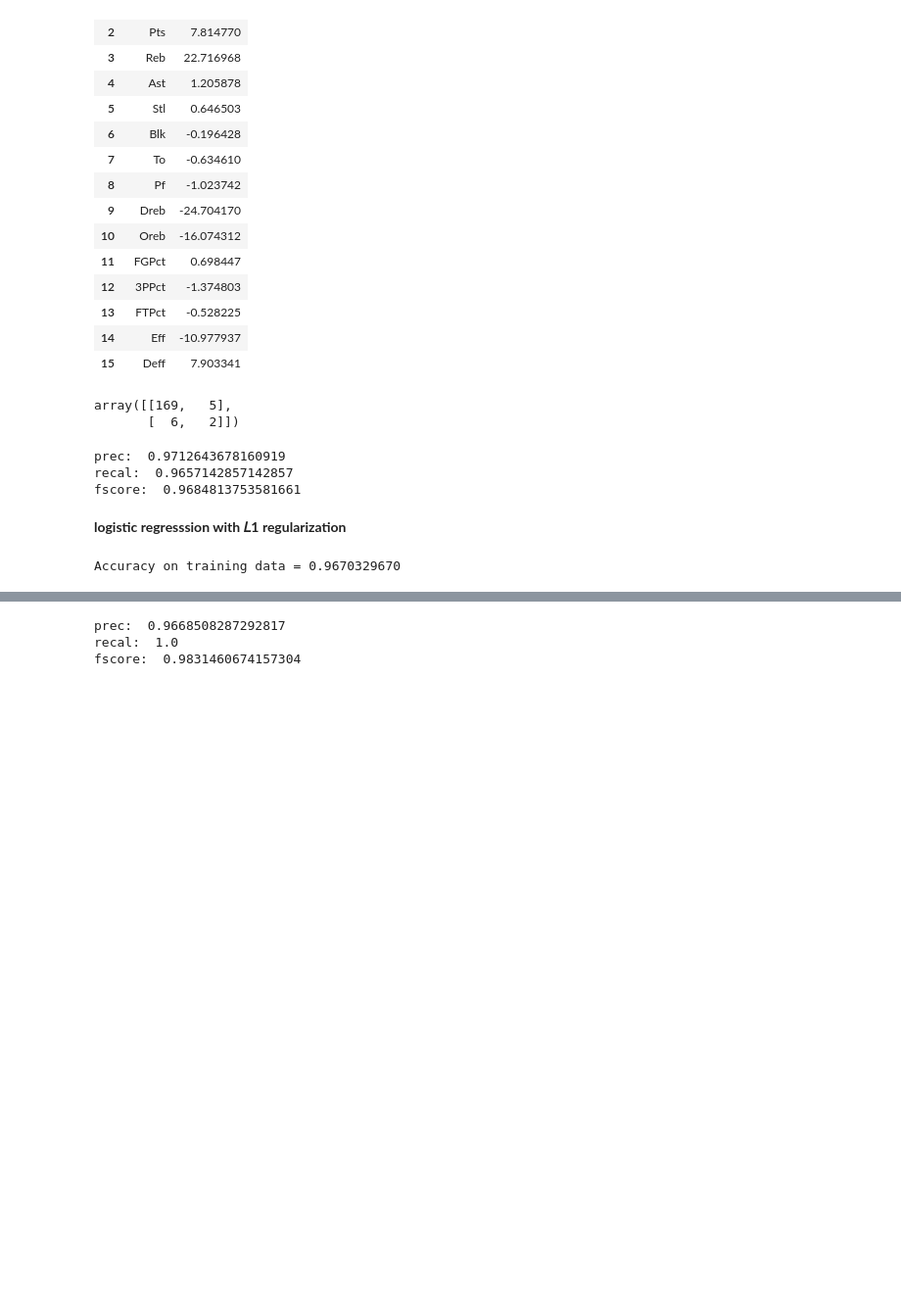
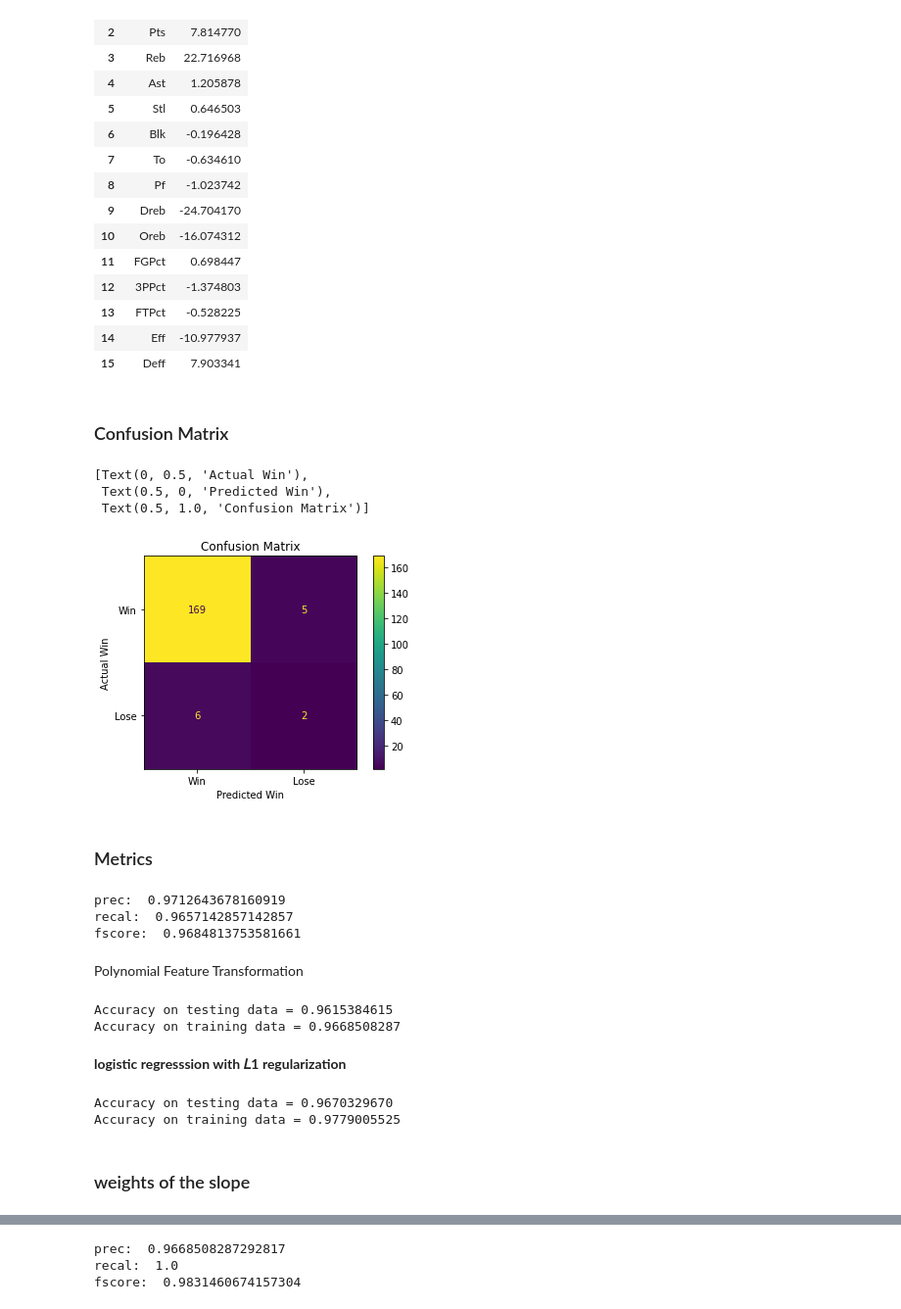
Before and after one commit to apurbaanik/ML_Final_Project_NBA, a Jupyter notebook: ML_Final_Project_Logistic.ipynb, the cells around one changed output, grey strips where cells are left out. Shown at 98% size. Cells and saved outputs as stored; diff of their text form; code cells hidden in the pictures; blank space fills up the shorter version.

```diff
--- a/ML_Final_Project_Logistic.ipynb
+++ b/ML_Final_Project_Logistic.ipynb
@@ -135,13 +135,28 @@ intercept_logreg:  [-11.93591382]
 | 13 | FTPct | -0.528225 |
 | 14 | Eff | -10.977937 |
 | 15 | Deff | 7.903341 |
+# %% [markdown]
+### Confusion Matrix
 # %%
 # For the test data - number of tpr, fpr, fnr, and tnr in the confusion matrix
 from sklearn.metrics import confusion_matrix
+from sklearn.metrics import classification_report, confusion_matrix, ConfusionMatrixDisplay
 confusion_matrix(y_hat_logreg, y_test)
+
+y_pred = logreg.predict(X_test)
+cm = confusion_matrix(y_hat_logreg, y_test)
+cmd = ConfusionMatrixDisplay(cm, display_labels = ['Win', 'Lose'])
+cmd.plot()
+cmd.ax_.set(title = 'Confusion Matrix',
+            xlabel = 'Predicted Win',
+            ylabel = 'Actual Win')
 # %% [output]
-array([[169,   5],
-       [  6,   2]])
+[Text(0, 0.5, 'Actual Win'),
+ Text(0.5, 0, 'Predicted Win'),
+ Text(0.5, 1.0, 'Confusion Matrix')]
+[figure, added]
+# %% [markdown]
+### Metrics
 # %%
 from numpy.lib.function_base import average
 from sklearn.metrics import precision_recall_fscore_support
@@ -159,6 +174,19 @@ print('fscore: ', fscore[0])
 prec:  0.9712643678160919
 recal:  0.9657142857142857
 fscore:  0.9684813753581661
+# %% [markdown]
+Polynomial Feature Transformation
+# %%
+logreg = LogisticRegression(C=100000000, penalty='l2', max_iter=100000)
+logreg.fit(X_train**3, y_train.reshape(y_train.shape[0]))
+y_hat_logreg = logreg.predict(X_test)
+acc_logreg1 = logreg.score(X_test, y_test)
+acc_logreg2 = logreg.score(X_train, y_train)
+print("Accuracy on testing data = %.10f" % acc_logreg1)
+print("Accuracy on training data = %.10f" % acc_logreg2)
+# %% [output]
+Accuracy on testing data = 0.9615384615
+Accuracy on training data = 0.9668508287
 # %% [markdown]
 **logistic regresssion with 𝐿1 regularization**
 # %%
@@ -166,11 +194,15 @@ fscore:  0.9684813753581661
 logreg = LogisticRegression(solver='liblinear', penalty='l1')
 logreg.fit(X_train, y_train.reshape(y_train.shape[0]))
 y_hat_logreg = logreg.predict(X_test)
-acc_logreg = logreg.score(X_test, y_test)
-
-print("Accuracy on training data = %.10f" % acc_logreg)
+acc_logreg1 = logreg.score(X_test, y_test)
+acc_logreg2 = logreg.score(X_train, y_train)
+print("Accuracy on testing data = %.10f" % acc_logreg1)
+print("Accuracy on training data = %.10f" % acc_logreg2)
 # %% [output]
-Accuracy on training data = 0.9670329670
+Accuracy on testing data = 0.9670329670
+Accuracy on training data = 0.9779005525
+# %% [markdown]
+### weights of the slope
 # %%
 intercept_logreg = logreg.intercept_
 print('intercept_logreg: ', intercept_logreg)
```
Also changed, not shown: parts of 21 cells of this notebook.
